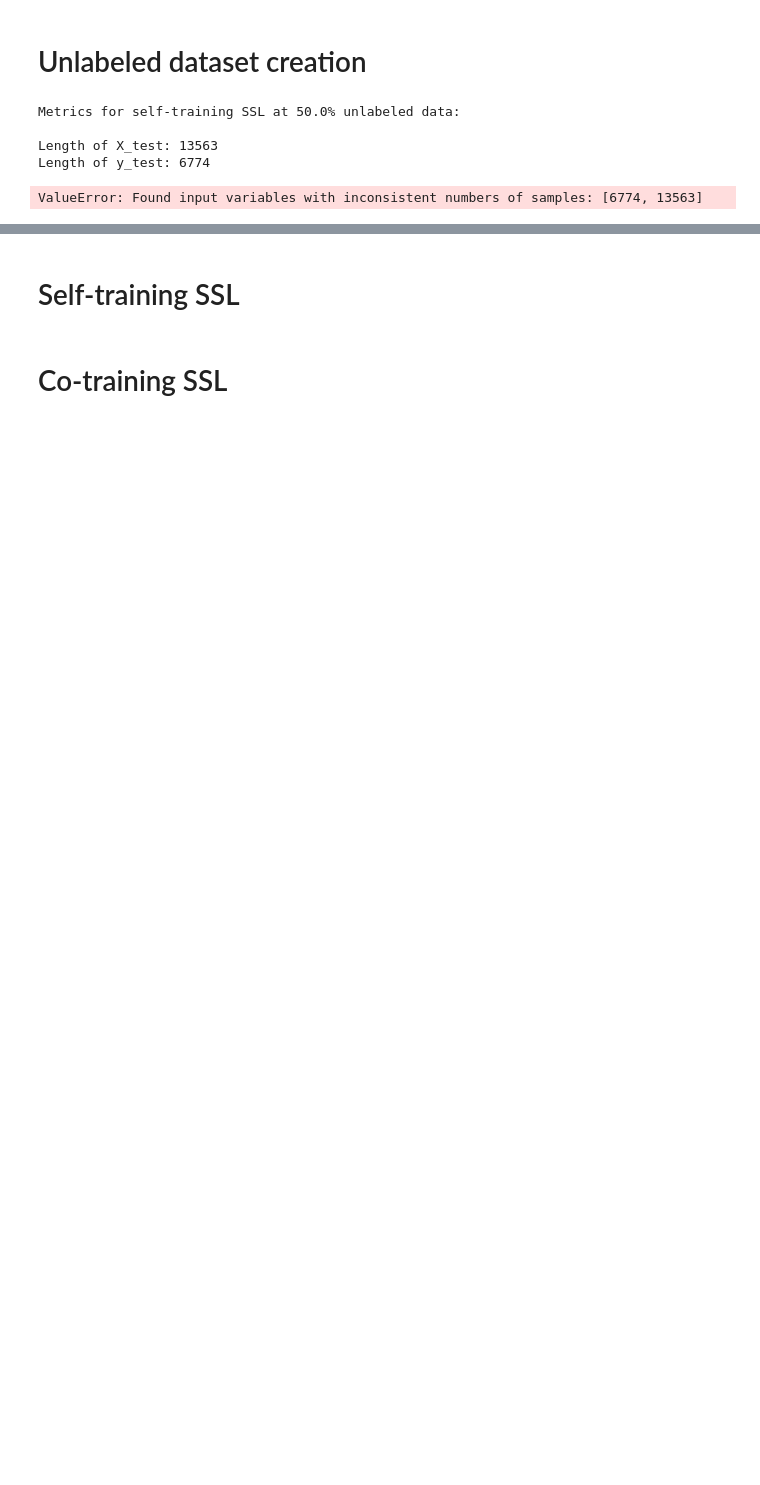
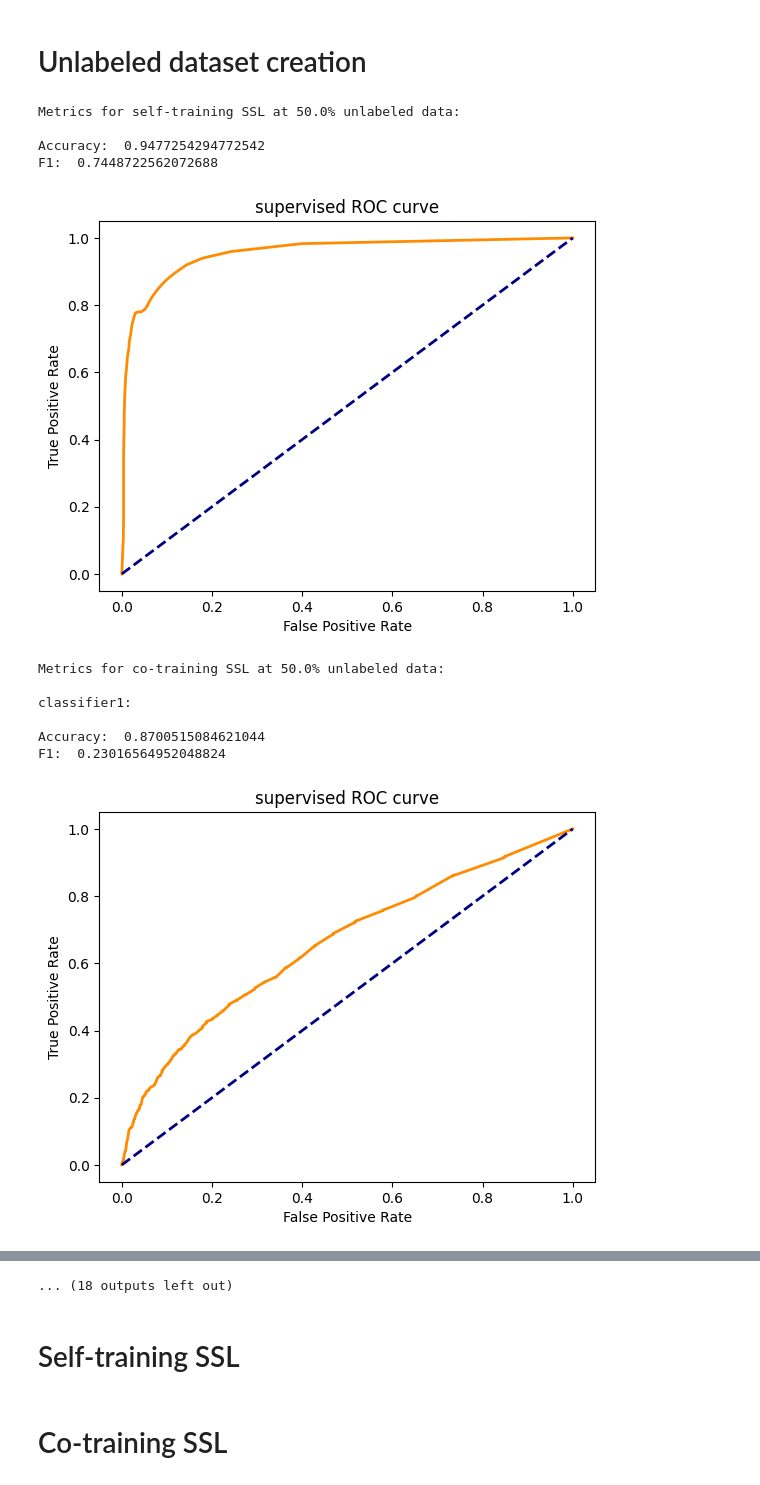
Before and after one commit to OussamaGhamian/SSL-CSI5155-final, a Jupyter notebook: main_1.ipynb, the cells around one changed output, grey strips where cells are left out. Saved outputs shown, nothing was run; the diff lists cells and outputs as text; code cells hidden in the pictures; blank space fills up the shorter version.

```diff
--- a/main_1.ipynb
+++ b/main_1.ipynb
@@ -267,36 +261,43 @@ Runtime: 1684158481.0611312 min(s)
 # %%
 # Author: Osama Alghmyan 300218382
 
 import numpy as np
 from sklearn.ensemble import RandomForestClassifier
 from xgboost import XGBClassifier
 
 rng = np.random.RandomState(RS)
 unlabelled_proportions = [0.5, 0.75, 0.9, 0.95, 0.99]
 for prop in unlabelled_proportions:
     random_unlabeled_points = rng.rand(data['y'].shape[0]) < prop
     unlabel_dataset = data.copy()
     unlabel_dataset.loc[random_unlabeled_points, 'y'] = -1
 
     st = selfTrainingModel(RandomForestClassifier(), unlabel_dataset.copy())
-
+    print(f'Metrics for self-training SSL at {prop * 100}% unlabeled data:\n')
     evaluation(st, X_test, y_test)
 
-    # clf1, clf2, X_test_1, X_test_2, y_test = cotrainingModel(RandomForestClassifier(), XGBClassifier(), unlabel_dataset.copy())
-    # print(f'Metrics for co-training SSL at {prop * 100}% unlabeled data:\n')
+    clf1, clf2, X_test_1, X_test_2, y_test_ct = cotrainingModel(RandomForestClassifier(), XGBClassifier(), unlabel_dataset.copy())
+    print(f'Metrics for co-training SSL at {prop * 100}% unlabeled data:\n')
 
-    # print(f'classifier1:\n')
-    # evaluation(clf1, X_test_1, y_test)
+    print(f'classifier1:\n')
+    evaluation(clf1, X_test_1, y_test_ct)
 
-    # print(f'classifier2:\n')
-    # evaluation(clf2, X_test_2, y_test)
+    print(f'classifier2:\n')
+    evaluation(clf2, X_test_2, y_test_ct)
 
 
 
     # # print("Runtime:", etime - stime / 60, 'min(s)')
 # %% [output]
 Metrics for self-training SSL at 50.0% unlabeled data:
 
-Length of X_test: 13563
-Length of y_test: 6774
+Accuracy:  0.9477254294772542
+F1:  0.7448722562072688
+[figure, added]
-ValueError: Found input variables with inconsistent numbers of samples: [6774, 13563]
+Metrics for co-training SSL at 50.0% unlabeled data:
+
+classifier1:
+
+Accuracy:  0.8700515084621044
+F1:  0.23016564952048824
+[figure, added]
@@ -303,3 +326,4 @@ ValueError: Found input variables with inconsistent numbers of samples: [6774, 1
+... (18 outputs left out)
 # %% [markdown]
 # Self-training SSL
 # %%
```
Also changed, not shown: parts of 3 cells of this notebook.
